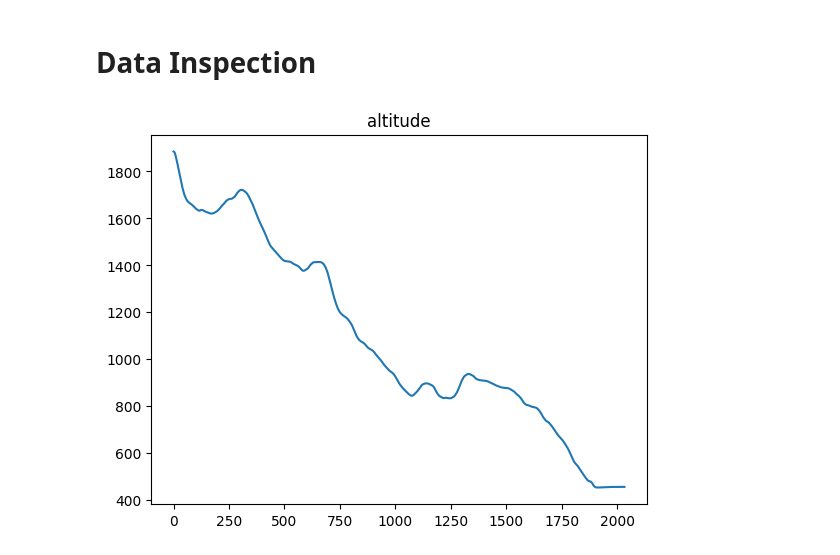
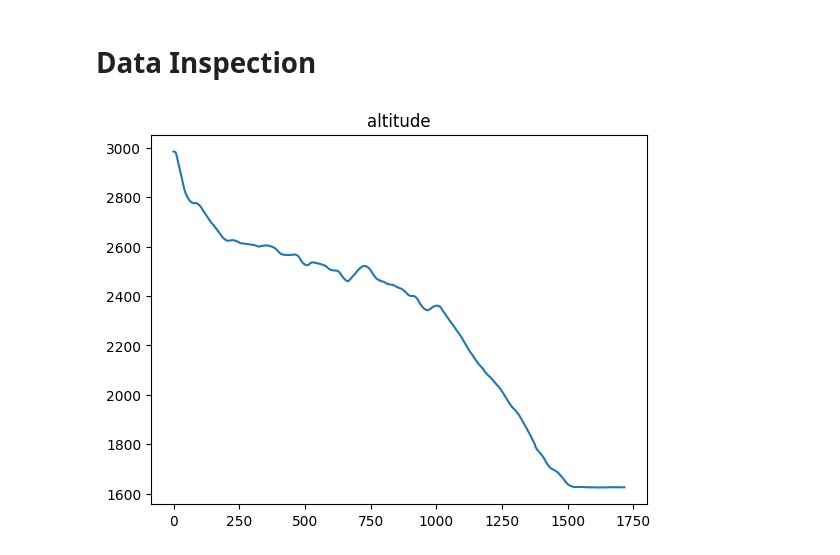
Before and after one commit to litcoderr/flybyml, a Jupyter notebook: dataset/inspect.ipynb, the cells around one changed output. Drawn from its saved outputs; the diff is of its cells as text; code cells hidden in the pictures.

```diff
--- a/dataset/inspect.ipynb
+++ b/dataset/inspect.ipynb
@@ -62,18 +62,18 @@ def load_data(session_id):
     with open(data_root / f"{session_id}.json", "r") as f:
         return json.load(f)
 # %%
-data = load_data(list(session_ids)[41])
+data = load_data(list(session_ids)[29])
 
 alt = []
 for datum in data:
     alt.append(datum['state']['position'][2])
 
 t = np.arange(0, len(alt), 1)
 plt.title('altitude')
 plt.plot(t, alt)
 plt.show()
 # %% [output]
-[figure, old version]
+[figure, new version]
 # %%
 heading = []
 for datum in data:
```
Also changed, not shown: parts of 2 cells of this notebook.
